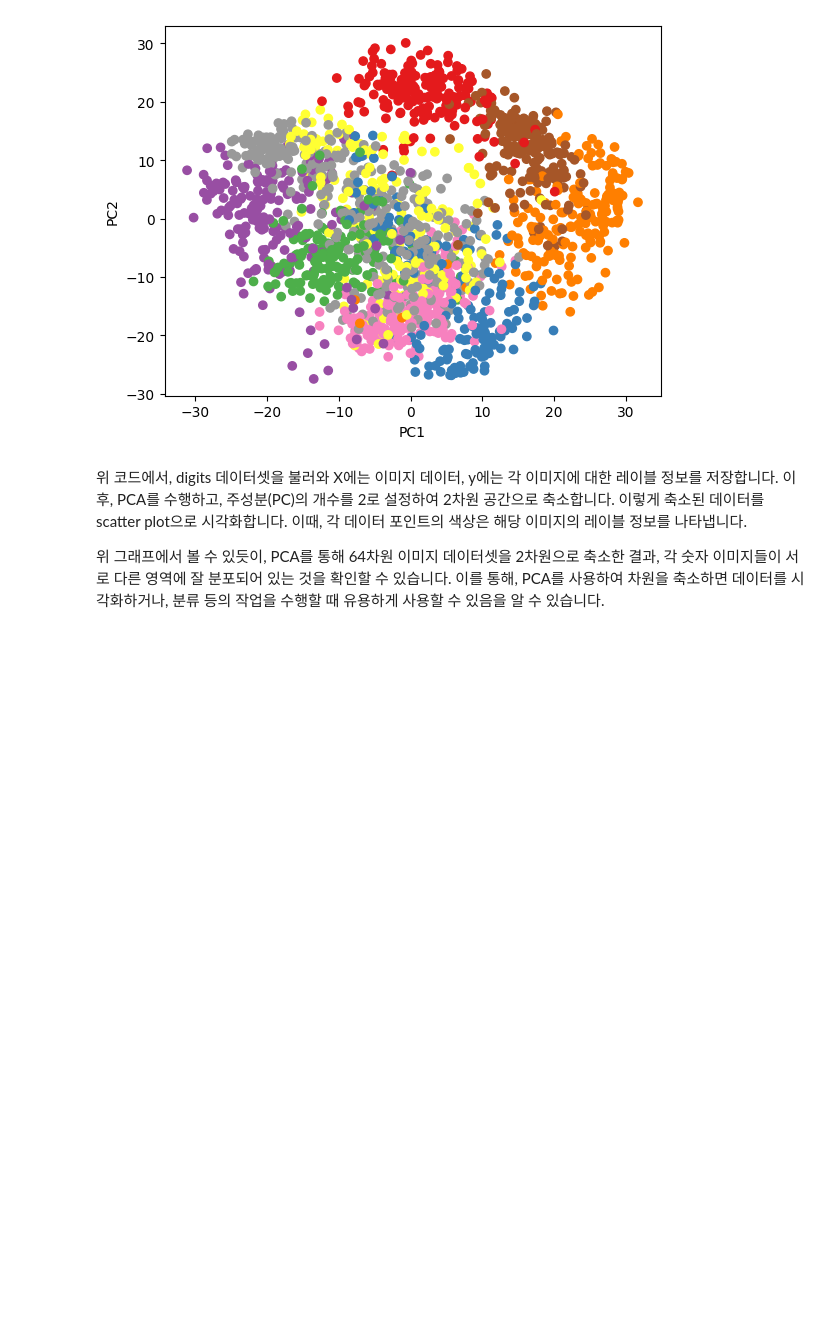
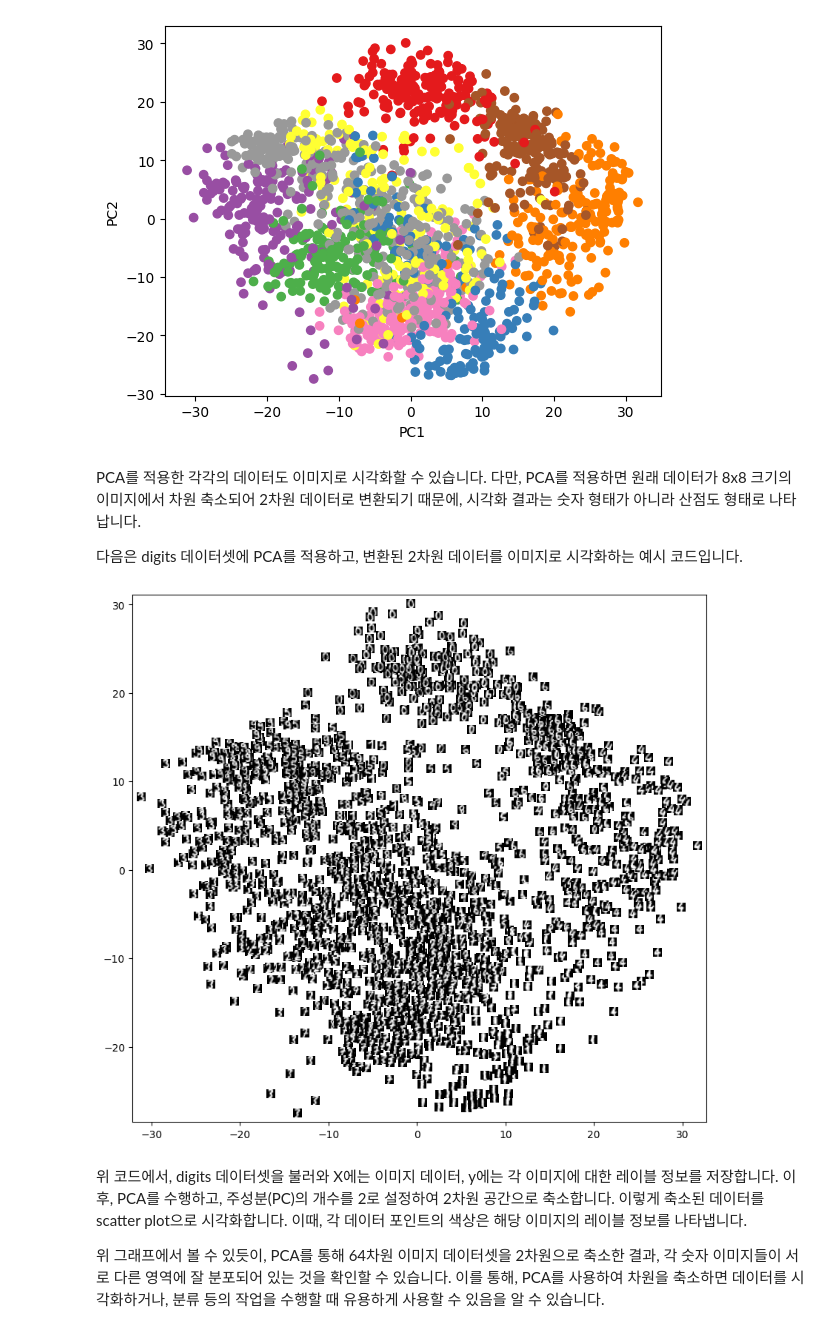
Before and after one commit to eagle705/nlp-book, a Jupyter notebook: _sources/Appendix/LinearAlgebra/eigen_example.ipynb, the cells around one changed output. Cells and saved outputs as stored; diff of their text form; code cells hidden in the pictures; blank space fills up the shorter version.

```diff
--- a/_sources/Appendix/LinearAlgebra/eigen_example.ipynb
+++ b/_sources/Appendix/LinearAlgebra/eigen_example.ipynb
@@ -87,6 +100,25 @@ plt.ylabel('PC2')
 plt.show()
 # %% [output]
 [figure]
+# %% [markdown]
+PCA를 적용한 각각의 데이터도 이미지로 시각화할 수 있습니다. 다만, PCA를 적용하면 원래 데이터가 8x8 크기의 이미지에서 차원 축소되어 2차원 데이터로 변환되기 때문에, 시각화 결과는 숫자 형태가 아니라 산점도 형태로 나타납니다.
+
+다음은 digits 데이터셋에 PCA를 적용하고, 변환된 2차원 데이터를 이미지로 시각화하는 예시 코드입니다.
+# %%
+# 변환된 2차원 데이터 시각화
+fig, ax = plt.subplots(figsize=(10, 10))
+for i in range(len(digits.images)):
+    image_coord = X_pca[i]
+    image = digits.images[i]
+    ax.imshow(image, cmap='gray', extent=(
+        image_coord[0] - 0.5, image_coord[0] + 0.5,
+        image_coord[1] - 0.5, image_coord[1] + 0.5))
+    ax.set_xlim([X_pca[:, 0].min() - 1, X_pca[:, 0].max() + 1])
+    ax.set_ylim([X_pca[:, 1].min() - 1, X_pca[:, 1].max() + 1])
+    ax.set_aspect('equal')
+plt.show()
+# %% [output]
+[figure, added]
 # %% [markdown]
 위 코드에서, digits 데이터셋을 불러와 X에는 이미지 데이터, y에는 각 이미지에 대한 레이블 정보를 저장합니다. 이후, PCA를 수행하고, 주성분(PC)의 개수를 2로 설정하여 2차원 공간으로 축소합니다. 이렇게 축소된 데이터를 scatter plot으로 시각화합니다. 이때, 각 데이터 포인트의 색상은 해당 이미지의 레이블 정보를 나타냅니다.
 
```
Also changed, not shown: parts of 2 cells of this notebook, 7 other files.
